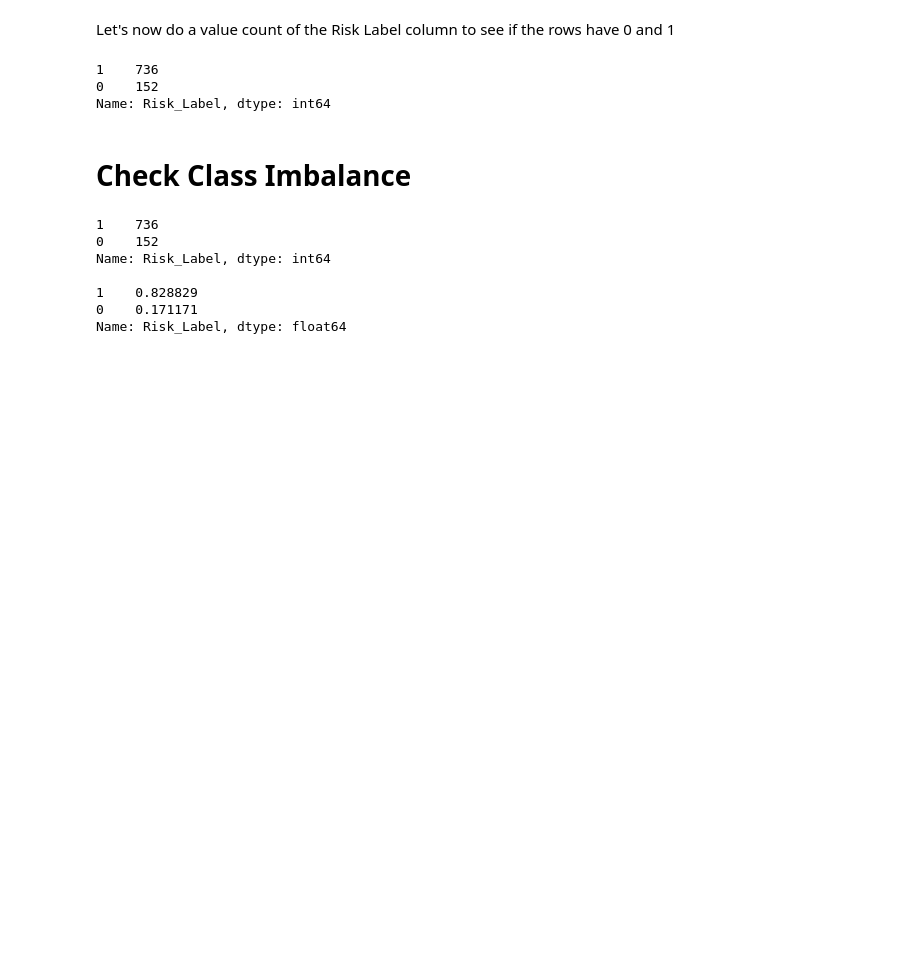
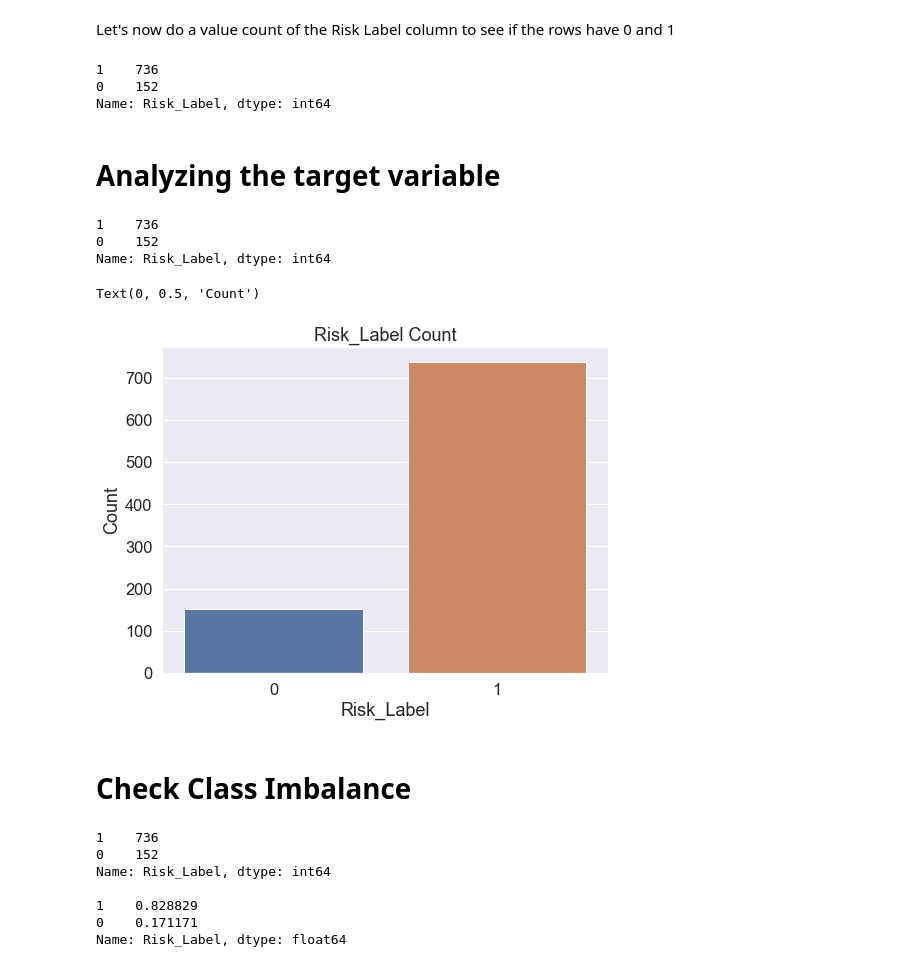
Before and after one commit to Harriet-ngomo/Taxpayer-Risk-Classification, a Jupyter notebook: index.ipynb, the cells around one changed output. Drawn from its saved outputs; the diff is of its cells as text; code cells hidden in the pictures; blank space fills up the shorter version.

Commit message:
Analysed the target variable and visualized class imbalance

```diff
--- a/index.ipynb
+++ b/index.ipynb
@@ -294,6 +294,27 @@ data["Risk_Label"].value_counts()
 1    736
 0    152
 Name: Risk_Label, dtype: int64
+# %% [markdown]
+# Analyzing the target variable
+# %%
+# Display value counts of unique items
+print(data['Risk_Label'].value_counts())
+
+# Set custom font parameters
+sns.set(font_scale=1.5)
+
+# Create a countplot of the 'churn' feature
+plt.figure(figsize=(8, 6))
+sns.countplot(x='Risk_Label', data=data)
+plt.title("Risk_Label Count")
+plt.xlabel("Risk_Label")
+plt.ylabel("Count")
+# %% [output]
+1    736
+0    152
+Name: Risk_Label, dtype: int64
+Text(0, 0.5, 'Count')
+[figure, added]
 # %% [markdown]
 # Check Class Imbalance
 # %%
```
Also changed, not shown: parts of 8 cells of this notebook.
